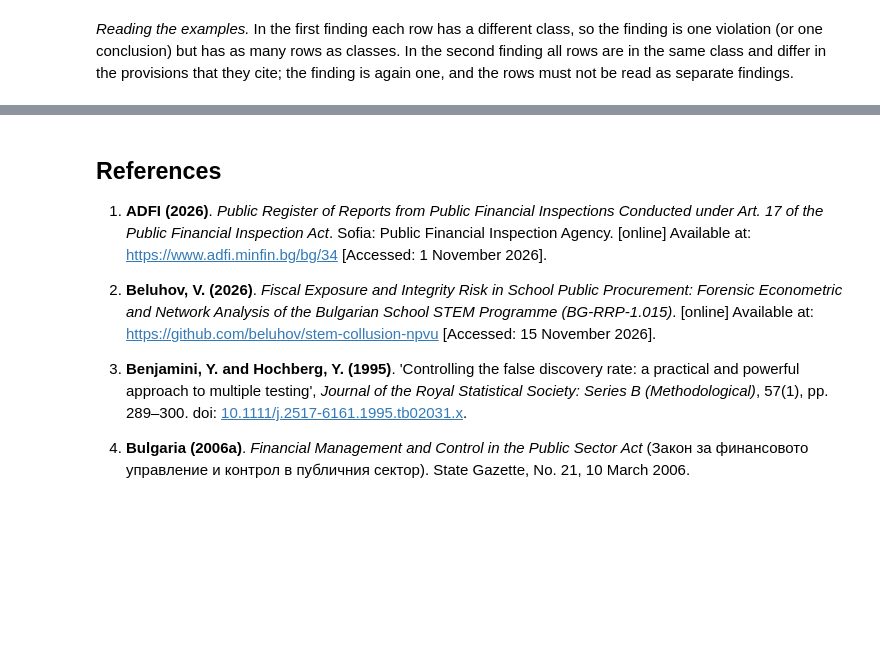
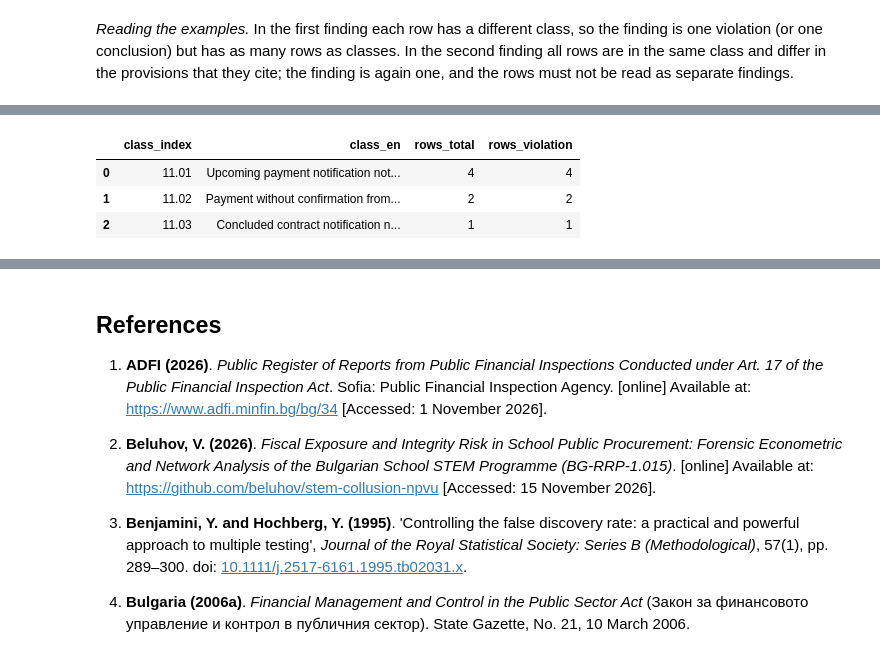
Before and after one commit to beluhov/adfi-violations-classification, a Jupyter notebook: ADFI_Violations_Classification.ipynb, the cells around one changed output, grey strips where cells are left out. Cells and saved outputs as stored; diff of their text form; code cells hidden in the pictures; blank space fills up the shorter version.

```diff
--- a/ADFI_Violations_Classification.ipynb
+++ b/ADFI_Violations_Classification.ipynb
@@ -939,0 +1002,96 @@ Finding 1128: several rows in one class
+# %%
+CLASSIFIER_RULES = [
+    ("1.01", "чл. 21, ал. 15 от ЗОП", [("ЗОП", "21", "15", "")]),
+    ("1.02", "чл. 17, ал. 1 във връзка с чл. 20, ал. 2 или 3 от ЗОП", [("ЗОП", "17", "1", ""), ("ЗОП", "20", "2", ""), ("ЗОП", "20", "3", "")]),
+    ("1.03", "чл. 191, ал. 1, т. 2 и чл. 182, ал. 1, т. 2 от ЗОП", [("ЗОП", "191", "1", "2"), ("ЗОП", "182", "1", "2")]),
+    ("1.04", "чл. 132 от ППЗОП", [("ППЗОП", "132", "", "")]),
+    ("1.05", "чл. 20, ал. 4, т. 1 и ал. 5 от ЗОП", [("ЗОП", "20", "4", "1"), ("ЗОП", "20", "5", "")]),
+    ("1.06", "чл. 21, ал. 2 от ЗОП", [("ЗОП", "21", "2", "")]),
+    ("2.01", "чл. 44 от ЗОП; чл. 19а, ал. 4 от ППЗОП", [("ЗОП", "44", "", ""), ("ППЗОП", "19а", "4", "")]),
+    ("2.02", "чл. 2, ал. 2 от ЗОП, самостоятелно или с чл. 46, ал. 1 или чл. 49, ал. 1 от ЗОП; при проверка на кодовете по CPV – чл. 4, ал. 1 от ЗОП", [("ЗОП", "2", "2", ""), ("ЗОП", "46", "1", ""), ("ЗОП", "49", "1", ""), ("ЗОП", "4", "1", "")]),
+    ("2.03", "чл. 2, ал. 2 от ЗОП с чл. 46, ал. 1 или чл. 49, ал. 1 от ЗОП; при проверка на кодовете по CPV – чл. 4, ал. 1 от ЗОП", [("ЗОП", "2", "2", ""), ("ЗОП", "46", "1", ""), ("ЗОП", "49", "1", ""), ("ЗОП", "4", "1", "")]),
+    ("2.04", "чл. 49, ал. 2 от ЗОП", [("ЗОП", "49", "2", "")]),
+    ("2.05", "чл. 47а от ЗОП", [("ЗОП", "47а", "", "")]),
+    ("2.06", "чл. 2, ал. 2 във връзка с чл. 49, ал. 1 от ЗОП; чл. 48, ал. 2 от ЗОП", [("ЗОП", "2", "2", ""), ("ЗОП", "49", "1", ""), ("ЗОП", "48", "2", "")]),
+    ("3.01", "чл. 2, ал. 2 и чл. 59, ал. 2 от ЗОП", [("ЗОП", "2", "2", ""), ("ЗОП", "59", "2", "")]),
+    ("3.02", "чл. 2, ал. 2 и чл. 59, ал. 2 от ЗОП", [("ЗОП", "2", "2", ""), ("ЗОП", "59", "2", "")]),
+    ("3.03", "чл. 2, ал. 2 и чл. 59, ал. 2 от ЗОП", [("ЗОП", "2", "2", ""), ("ЗОП", "59", "2", "")]),
+    ("3.04", "чл. 2, ал. 2 и чл. 59, ал. 2 от ЗОП", [("ЗОП", "2", "2", ""), ("ЗОП", "59", "2", "")]),
+    ("3.05", "чл. 2, ал. 2 и чл. 59, ал. 2 от ЗОП", [("ЗОП", "2", "2", ""), ("ЗОП", "59", "2", "")]),
+    ("3.06", "чл. 2, ал. 2 и чл. 59, ал. 2 от ЗОП", [("ЗОП", "2", "2", ""), ("ЗОП", "59", "2", "")]),
+    ("3.07", "чл. 2, ал. 2 от ЗОП", [("ЗОП", "2", "2", "")]),
+    ("3.08", "чл. 2, ал. 2, чл. 59, ал. 2 и чл. 60, ал. 1 от ЗОП", [("ЗОП", "2", "2", ""), ("ЗОП", "59", "2", ""), ("ЗОП", "60", "1", "")]),
+    ("3.09", "чл. 2, ал. 2 и чл. 59, ал. 2 от ЗОП", [("ЗОП", "2", "2", ""), ("ЗОП", "59", "2", "")]),
+    ("3.10", "чл. 2, ал. 2 и чл. 59, ал. 2 от ЗОП", [("ЗОП", "2", "2", ""), ("ЗОП", "59", "2", "")]),
+    ("3.11", "чл. 2, ал. 2 във връзка с чл. 64, ал. 6 и 7 от ЗОП", [("ЗОП", "2", "2", ""), ("ЗОП", "64", "6", ""), ("ЗОП", "64", "7", "")]),
+    ("4.01", "чл. 2, ал. 2 от ЗОП; чл. 39, ал. 3, т. 1 от ППЗОП", [("ЗОП", "2", "2", ""), ("ППЗОП", "39", "3", "1")]),
+    ("4.02", "чл. 70 от ЗОП", [("ЗОП", "70", "", "")]),
+    ("4.03", "чл. 2, ал. 2 от ЗОП", [("ЗОП", "2", "2", "")]),
+    ("4.04", "чл. 2, ал. 2 във връзка с чл. 47, ал. 3 от ЗОП; чл. 39, ал. 3, т. 1, б. „д“ от ППЗОП", [("ЗОП", "2", "2", ""), ("ЗОП", "47", "3", ""), ("ППЗОП", "39", "3", "1")]),
+    ("4.05", "чл. 2, ал. 2 от ЗОП", [("ЗОП", "2", "2", "")]),
+    ("5.01", "чл. 178, ал. 1 от ЗОП; чл. 7, ал. 2 от ППЗОП", [("ЗОП", "178", "1", ""), ("ППЗОП", "7", "2", "")]),
+    ("5.02", "чл. 111 от ЗОП", [("ЗОП", "111", "", "")]),
+    ("5.03", "чл. 53 от ППЗОП", [("ППЗОП", "53", "", "")]),
+    ("5.04", "чл. 113, ал. 1 и 2 от ЗОП", [("ЗОП", "113", "1", ""), ("ЗОП", "113", "2", "")]),
+    ("5.05", "чл. 28, ал. 4 от ППЗОП", [("ППЗОП", "28", "4", "")]),
+    ("6.01", "чл. 103 от ЗОП; чл. 51, ал. 8 от ППЗОП", [("ЗОП", "103", "", ""), ("ППЗОП", "51", "8", "")]),
+    ("6.02", "чл. 58, ал. 1 и чл. 61, ал. 2, т. 1 от ППЗОП", [("ППЗОП", "58", "1", ""), ("ППЗОП", "61", "2", "1")]),
+    ("7.01", "чл. 112, ал. 1, т. 2 във връзка с чл. 58, ал. 1 от ЗОП", [("ЗОП", "112", "1", "2"), ("ЗОП", "58", "1", "")]),
+    ("7.02", "чл. 112, ал. 4 от ЗОП", [("ЗОП", "112", "4", "")]),
+    ("7.03", "чл. 65, ал. 2 от ППЗОП", [("ППЗОП", "65", "2", "")]),
+    ("8.01", "чл. 116, ал. 1 от ЗОП", [("ЗОП", "116", "1", "")]),
+    ("9.01", "чл. 26, ал. 1, т. 1 и чл. 185, т. 1 от ЗОП", [("ЗОП", "26", "1", "1"), ("ЗОП", "185", "", "1")]),
+    ("9.02", "чл. 194, ал. 4 от ЗОП", [("ЗОП", "194", "4", "")]),
+    ("9.03", "чл. 29, ал. 1 и 3, чл. 27 и чл. 185, т. 2 и 3 от ЗОП", [("ЗОП", "29", "1", ""), ("ЗОП", "29", "3", ""), ("ЗОП", "27", "", ""), ("ЗОП", "185", "", "2"), ("ЗОП", "185", "", "3")]),
+    ("9.04", "чл. 36, ал. 1, т. 12 от ЗОП; чл. 19а, ал. 2, т. 5 от ППЗОП", [("ЗОП", "36", "1", "12"), ("ППЗОП", "19а", "2", "5")]),
+    ("9.05", "чл. 192, ал. 4 от ЗОП; чл. 19а, ал. 2, т. 4 от ППЗОП", [("ЗОП", "192", "4", ""), ("ППЗОП", "19а", "2", "4")]),
+    ("9.06", "чл. 36, ал. 1 от ЗОП; чл. 19а, ал. 2, т. 1 и 2 от ППЗОП", [("ЗОП", "36", "1", ""), ("ППЗОП", "19а", "2", "1"), ("ППЗОП", "19а", "2", "2")]),
+    ("9.07", "чл. 121 и чл. 122 от ЗОП", [("ЗОП", "121", "", ""), ("ЗОП", "122", "", "")]),
+    ("10.01", "чл. 13, ал. 3, т. 3 от ЗФУКПС", [("ЗФУКПС", "13", "3", "3")]),
+    ("10.02", "чл. 13, ал. 3, т. 1 от ЗФУКПС", [("ЗФУКПС", "13", "3", "1")]),
+    ("10.03", "чл. 13, ал. 1 във връзка с ал. 3, т. 3 и ал. 4 от ЗФУКПС", [("ЗФУКПС", "13", "1", ""), ("ЗФУКПС", "13", "3", "3"), ("ЗФУКПС", "13", "4", "")]),
+    ("10.04", "чл. 237б от ЗОП във връзка с чл. 13, ал. 3, т. 3 от ЗФУКПС; чл. 19а, ал. 2, т. 9 от ППЗОП", [("ЗОП", "237б", "", ""), ("ЗФУКПС", "13", "3", "3"), ("ППЗОП", "19а", "2", "9")]),
+]
+
+RULES = pd.DataFrame(
+    [(class_index, law, article, paragraph, point, wording)
+     for class_index, wording, provisions in CLASSIFIER_RULES
+     for law, article, paragraph, point in provisions],
+    columns=["class_index", "law", "article", "paragraph", "point", "basis"],
+)
+assert RULES["class_index"].isin(base["class_index"]).all()
+
+CITATION = re.compile(r"чл\.\s*(\d+[а-я]?)(?:,\s*ал\.\s*(\d+[а-я]?))?(?:,\s*т\.\s*(\d+[а-я]?))?\s+от\s+([^\s;]+)")
+
+
+def parse_citations(provisions_text):
+    return [(m.group(4), m.group(1), m.group(2) or "", m.group(3) or "") for m in CITATION.finditer(provisions_text or "")]
+
+
+RULE_KEYS = list(RULES[["law", "article", "paragraph", "point", "class_index"]].itertuples(index=False, name=None))
+
+
+def rule_predict_classes(provisions_text):
+    predicted = set()
+    for law, article, paragraph, point in parse_citations(provisions_text):
+        for rule_law, rule_article, rule_paragraph, rule_point, class_index in RULE_KEYS:
+            if (law, article) == (rule_law, rule_article) and rule_paragraph in ("", paragraph) and rule_point in ("", point):
+                predicted.add(class_index)
+    return predicted
+
+
+display(RULES.drop_duplicates("class_index")[["class_index", "basis"]].reset_index(drop=True))
+print(f"Provisions in the rules: {len(RULES)} | named by more than one class: {int((RULES.groupby(['law', 'article', 'paragraph', 'point'])['class_index'].nunique() > 1).sum())}")
+
+segments = sorted({s.strip() for text in cls_df["provisions"].dropna() for s in text.split(";") if s.strip()})
+unparsed = [s for s in segments if not CITATION.fullmatch(s)]
+print(f"Distinct citations in the table: {len(segments)} | not parsed: {len(unparsed)}")
+
+no_rule = classes.loc[~classes["class_index"].isin(RULES["class_index"]), ["class_index", "class_en", "rows_total", "rows_violation"]].reset_index(drop=True)
+print(
+    f"Classes with a rule: {RULES['class_index'].nunique()} of {len(classes)} | "
+    f"without a rule but with rows: {int((no_rule['rows_total'] > 0).sum())} | "
+    f"without a rule and without rows: {int((no_rule['rows_total'] == 0).sum())}"
+)
+display(no_rule)
+# %% [output]
@@ -939,0 +1118,4 @@ Finding 1128: several rows in one class
+|  | class_index | class_en | rows_total | rows_violation |
+| 0 | 11.01 | Upcoming payment notification not... | 4 | 4 |
+| 1 | 11.02 | Payment without confirmation from... | 2 | 2 |
+| 2 | 11.03 | Concluded contract notification n... | 1 | 1 |
```
Also changed, not shown: parts of 15 cells of this notebook, 2 other files.
